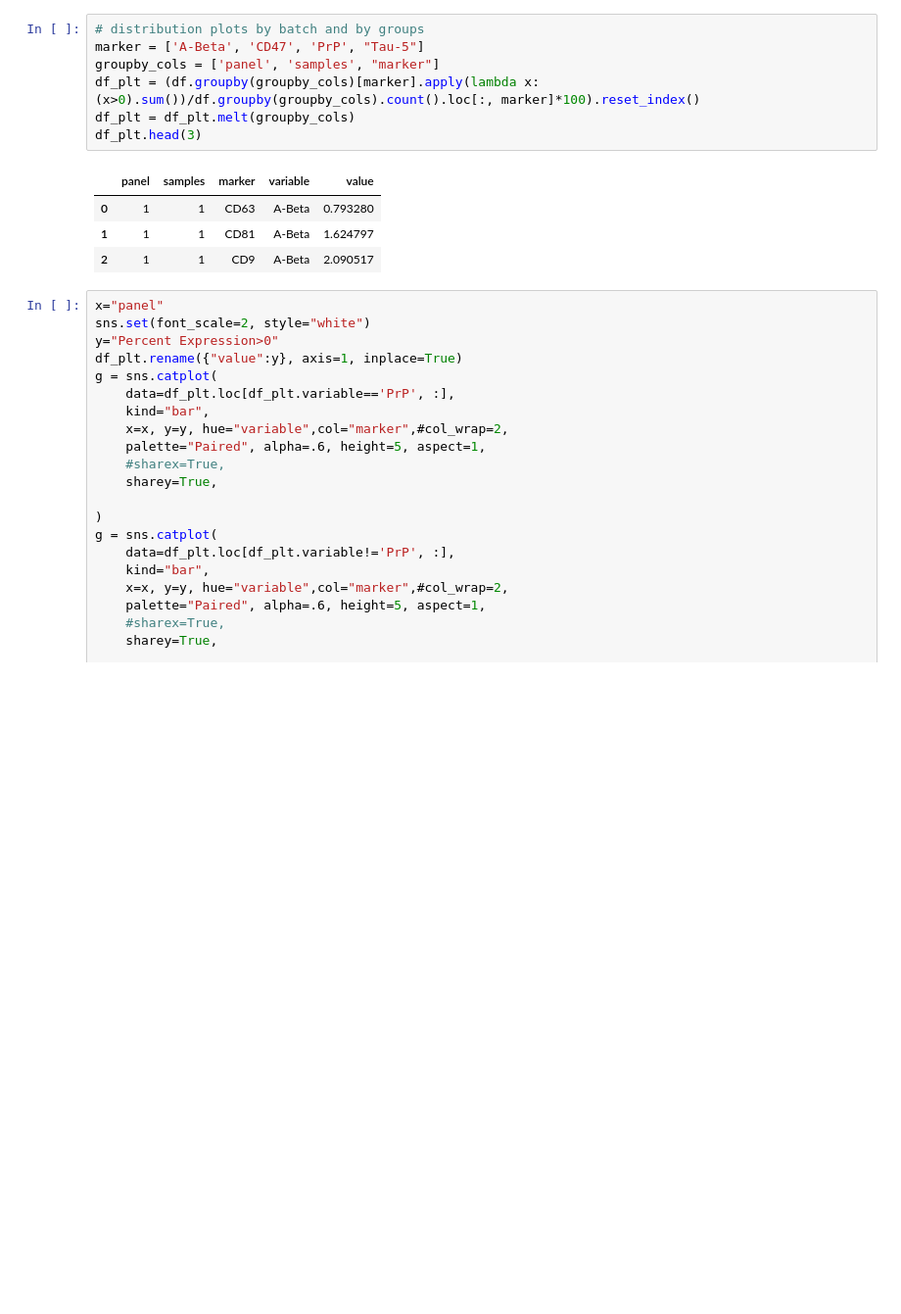
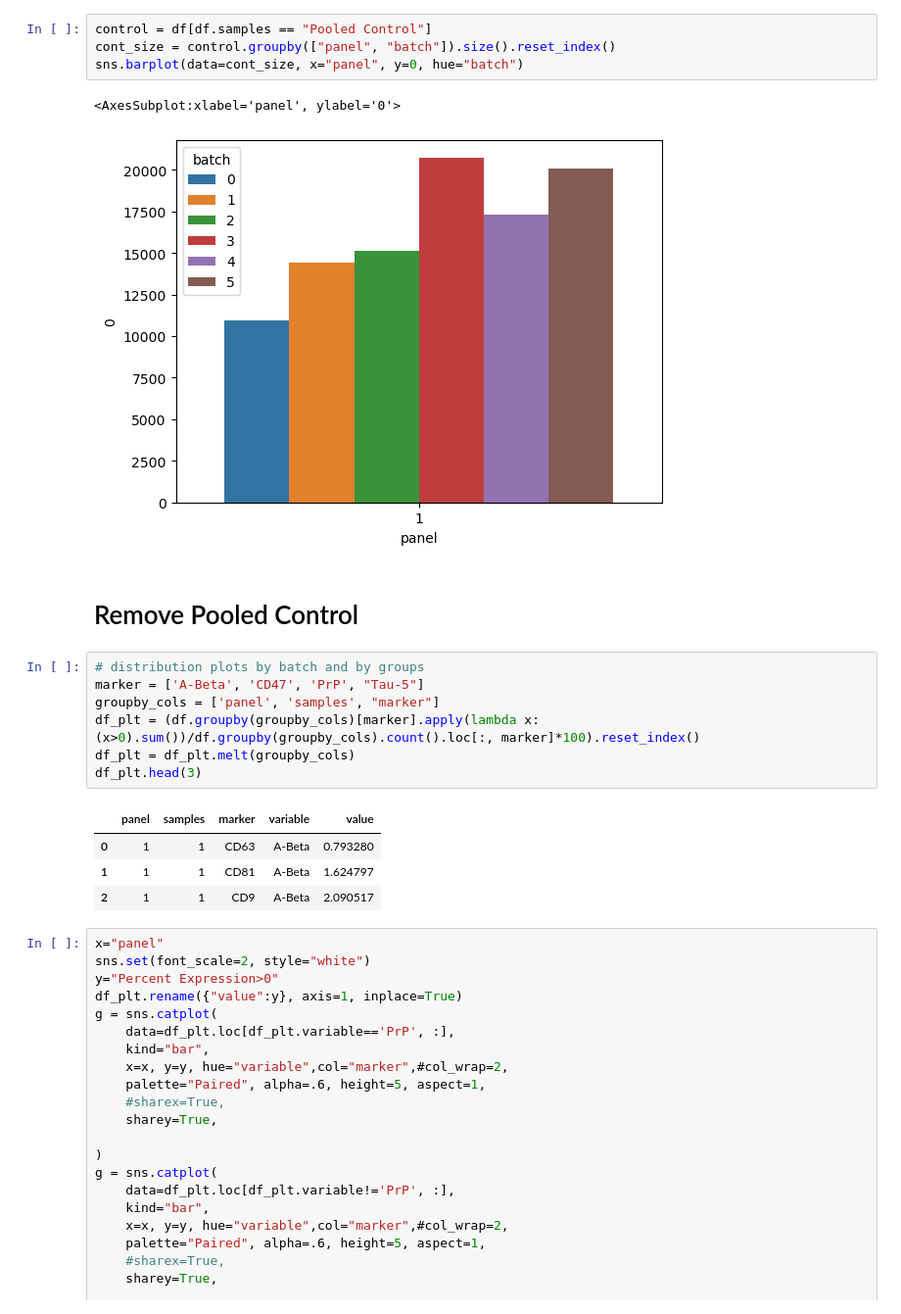
Before and after one commit to tpjoe/project_exosome, a Jupyter notebook: script/data_exploration_EB.ipynb, the cells around one changed output. Shown at 98% size. Saved outputs shown, nothing was run; the diff lists cells and outputs as text; blank space fills up the shorter version.

```diff
--- a/script/data_exploration_EB.ipynb
+++ b/script/data_exploration_EB.ipynb
@@ -82,3 +112,12 @@ df
+# %%
+control = df[df.samples == "Pooled Control"]
+cont_size = control.groupby(["panel", "batch"]).size().reset_index()
+sns.barplot(data=cont_size, x="panel", y=0, hue="batch")
+# %% [output]
+<AxesSubplot:xlabel='panel', ylabel='0'>
+[figure, added]
+# %% [markdown]
+# Remove Pooled Control
 # %%
 # distribution plots by batch and by groups
 marker = ['A-Beta', 'CD47', 'PrP', "Tau-5"]
```
Also changed, not shown: parts of 6 cells of this notebook.
